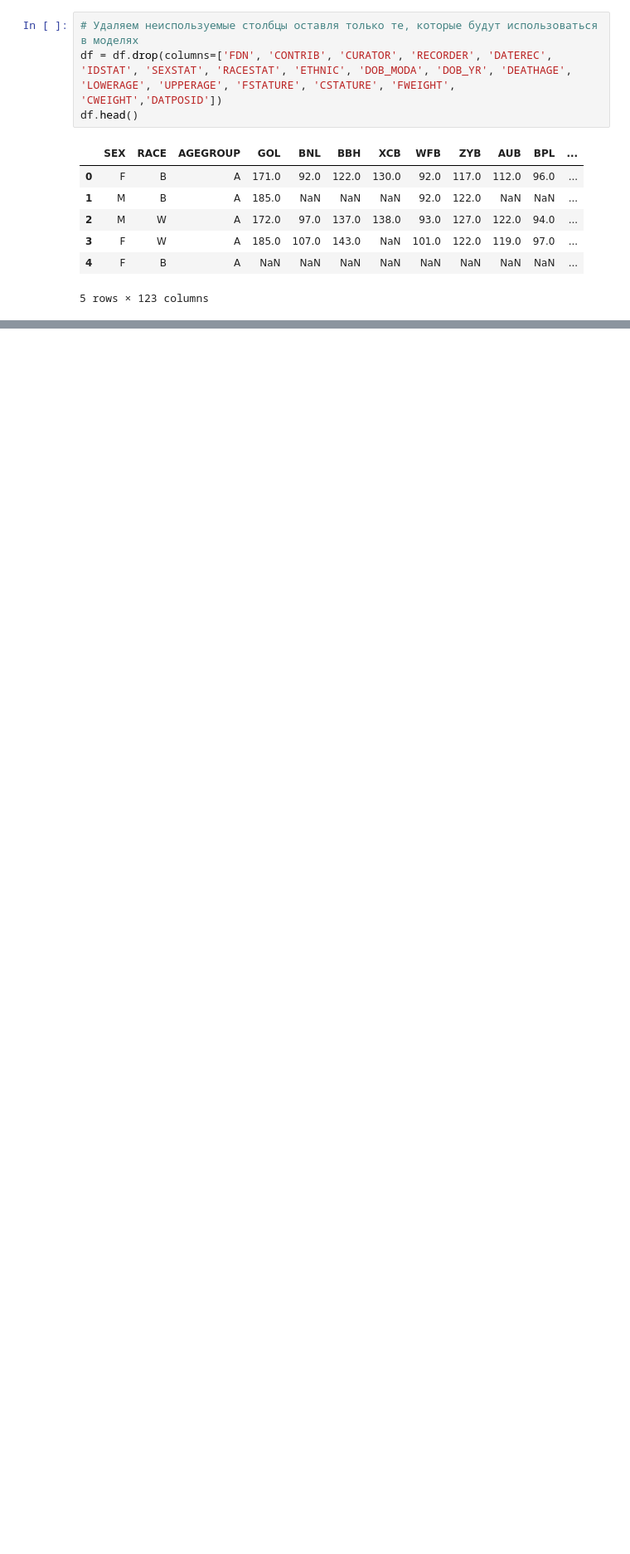
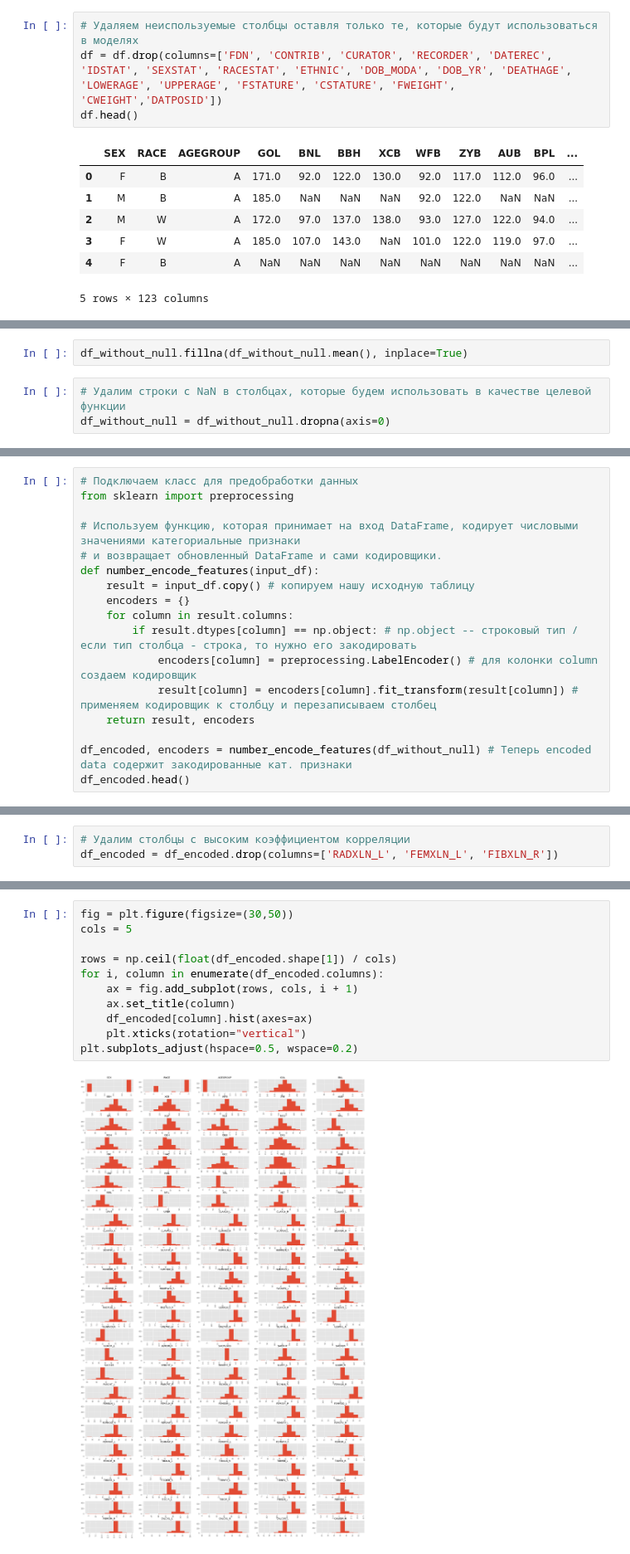
Before and after one commit to alexmal2804/hwds, a Jupyter notebook: course_project_1.ipynb, the cells around one changed output, grey strips where cells are left out. Shown at 83% size. Drawn from its saved outputs; the diff is of its cells as text; blank space fills up the shorter version.

```diff
--- a/course_project_1.ipynb
+++ b/course_project_1.ipynb
@@ -70,0 +113,5 @@ df.head()
+# %%
+df_without_null.fillna(df_without_null.mean(), inplace=True)
+# %%
+# Удалим строки с NaN в столбцах, которые будем использовать в качестве целевой функции
+df_without_null = df_without_null.dropna(axis=0)
@@ -70,0 +136,17 @@ df.head()
+# %%
+# Подключаем класс для предобработки данных
+from sklearn import preprocessing
+
+# Используем функцию, которая принимает на вход DataFrame, кодирует числовыми значениями категориальные признаки
+# и возвращает обновленный DataFrame и сами кодировщики.
+def number_encode_features(input_df):
+    result = input_df.copy() # копируем нашу исходную таблицу
+    encoders = {}
+    for column in result.columns:
+        if result.dtypes[column] == np.object: # np.object -- строковый тип / если тип столбца - строка, то нужно его закодировать
+            encoders[column] = preprocessing.LabelEncoder() # для колонки column создаем кодировщик
+            result[column] = encoders[column].fit_transform(result[column]) # применяем кодировщик к столбцу и перезаписываем столбец
+    return result, encoders
+
+df_encoded, encoders = number_encode_features(df_without_null) # Теперь encoded data содержит закодированные кат. признаки
+df_encoded.head()
@@ -70,0 +201,3 @@ df.head()
+# %%
+# Удалим столбцы с высоким коэффициентом корреляции
+df_encoded = df_encoded.drop(columns=['RADXLN_L', 'FEMXLN_L', 'FIBXLN_R'])
@@ -70,0 +210,13 @@ df.head()
+# %%
+fig = plt.figure(figsize=(30,50))
+cols = 5
+
+rows = np.ceil(float(df_encoded.shape[1]) / cols)
+for i, column in enumerate(df_encoded.columns):
+    ax = fig.add_subplot(rows, cols, i + 1)
+    ax.set_title(column)
+    df_encoded[column].hist(axes=ax)
+    plt.xticks(rotation="vertical")
+plt.subplots_adjust(hspace=0.5, wspace=0.2)
+# %% [output]
+[figure, added]
```
Also changed, not shown: parts of 85 cells of this notebook.
